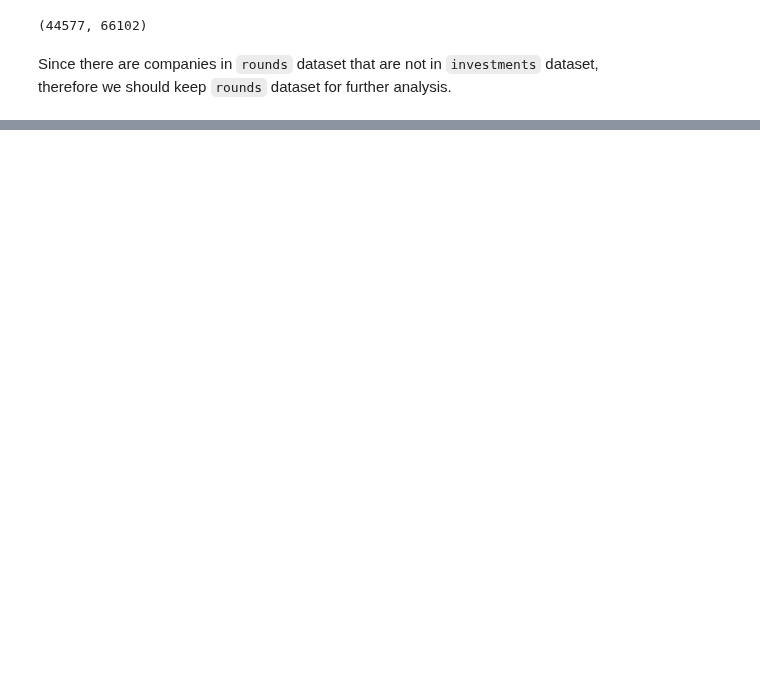
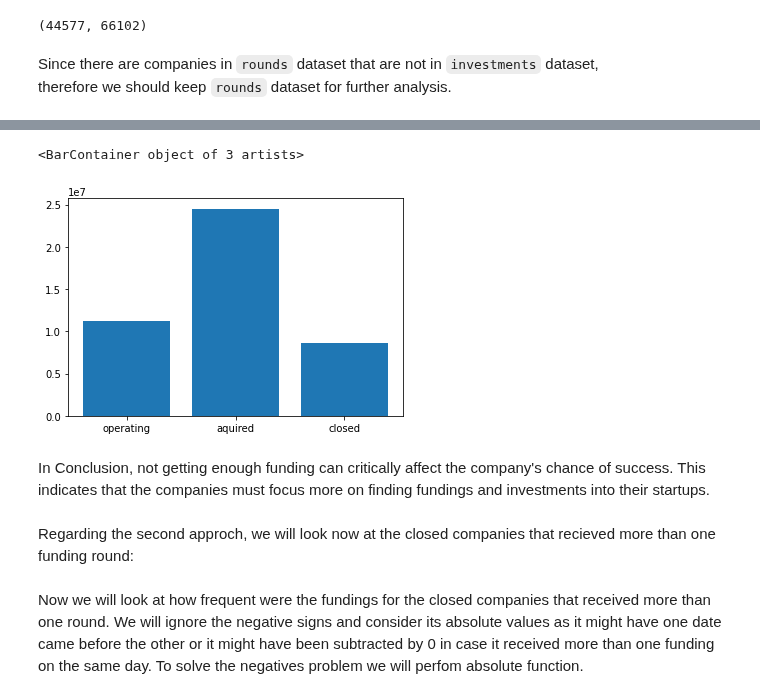
Before and after one commit to OdyAsh/StartupCompanies, a Jupyter notebook: Startup-Companies.ipynb, the cells around one changed output, grey strips where cells are left out. Cells and saved outputs as stored; diff of their text form; code cells hidden in the pictures; blank space fills up the shorter version.

```diff
--- a/Startup-Companies.ipynb
+++ b/Startup-Companies.ipynb
@@ -1396,0 +1593,3 @@ based on the question that we are trying to gain insight for: <br>
+# %%
+operatingtotal = pd.DataFrame(operatingcomp_rounds.groupby(['company_name'])['raised_amount_usd'].sum())
+operatingtotal
@@ -1396,0 +1611,3 @@ based on the question that we are trying to gain insight for: <br>
+# %%
+acquiredtotal = pd.DataFrame(acquiredcomp_rounds.groupby(['company_name'])['raised_amount_usd'].sum())
+acquiredtotal
@@ -1396,0 +1629,3 @@ based on the question that we are trying to gain insight for: <br>
+# %%
+closedtotal = pd.DataFrame(closedcomp_rounds.groupby(['company_name'])['raised_amount_usd'].sum())
+closedtotal
@@ -1396,0 +1649,4 @@ based on the question that we are trying to gain insight for: <br>
+# %%
+d = {'status': ['operating', 'aquired', 'closed'], 'mean': [operatingtotal['raised_amount_usd'].mean(), acquiredtotal['raised_amount_usd'].mean(), closedtotal['raised_amount_usd'].mean()]}
+statuses = pd.DataFrame(d)
+statuses
@@ -1396,0 +1660,9 @@ based on the question that we are trying to gain insight for: <br>
+# %%
+plt.bar(statuses['status'], statuses['mean'])
+# %% [output]
+<BarContainer object of 3 artists>
+[figure, added]
+# %% [markdown]
+In Conclusion, not getting enough funding can critically affect the company's chance of success. This indicates that the companies must focus more on finding fundings and investments into their startups.
+# %% [markdown]
+Regarding the second approch, we will look now at the closed companies that recieved more than one funding round:
@@ -1396,0 +1671,2 @@ based on the question that we are trying to gain insight for: <br>
+# %% [markdown]
+Now we will look at how frequent were the fundings for the  closed companies that received more than one round. We will ignore the negative signs and consider its absolute values as it might have one date came before the other or it might have been subtracted by 0 in case it received more than one funding on the same day. To solve the negatives problem we will perfom absolute function.
```
Also changed, not shown: parts of 75 cells of this notebook.
